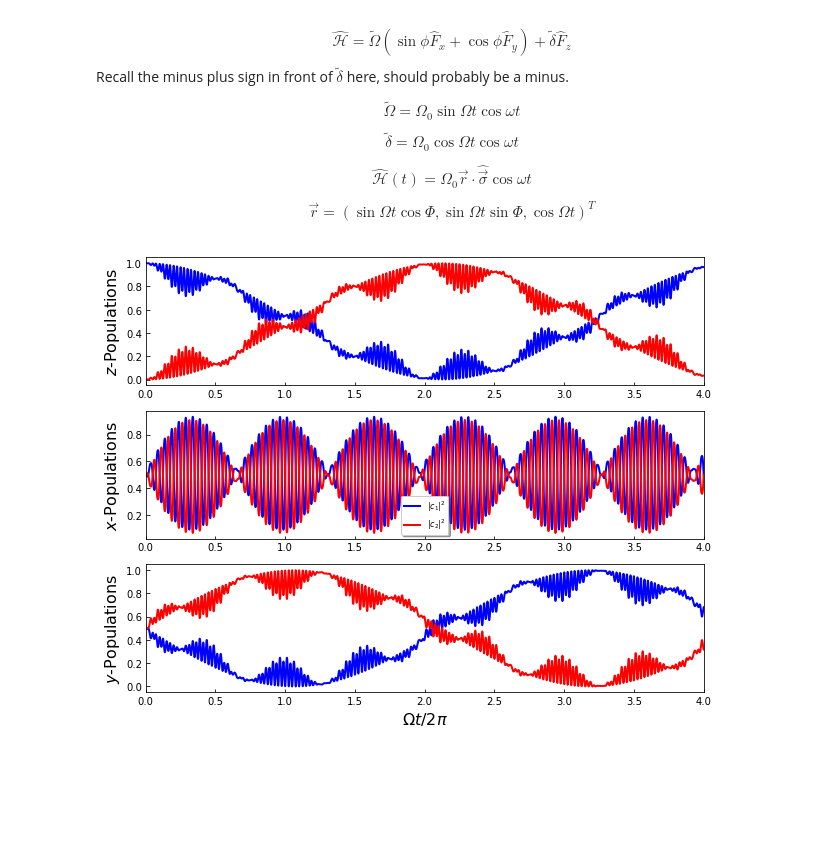
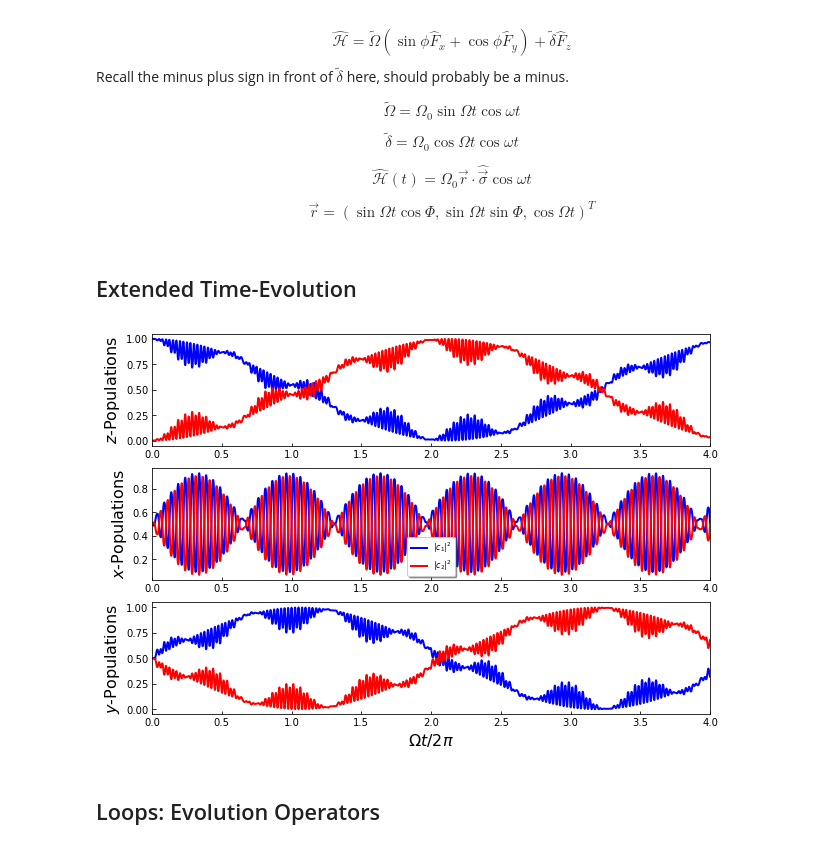
Before and after one commit to lwcooke/spin, a Jupyter notebook: Research/Non-Abelian_Two-Level.ipynb, the cells around one changed output. Drawn from its saved outputs; the diff is of its cells as text; code cells hidden in the pictures; blank space fills up the shorter version.

```diff
--- a/Research/Non-Abelian_Two-Level.ipynb
+++ b/Research/Non-Abelian_Two-Level.ipynb
@@ -17,6 +29,8 @@ $$ \vec{r} = \left( \sin\Omega t \cos \Phi, \sin\Omega t \sin \Phi, \cos\Omega t
+# %% [markdown]
+## Extended Time-Evolution
 # %%
 #----- Input Parameters -----
-Omega0 = 2*np.pi * 1 #Rabi frequency
+Omega0 = 1 #Rabi frequency
 Phi = 0 #Operator phase
 n_cyc = 10 #Number of Rabi oscillations per op.
 
@@ -30,22 +44,12 @@ periods = 4 #Number of periods of slow_f to simulate over
 t = np.linspace(0, periods*(2*np.pi/slow_f), num=5000) #Time axis
 
 #--- Initial States ---
-psi1, psi2 = qt.basis(2,0), qt.basis(2,1) #Two-level basis states
 psi = psi1 #Initial state
 psi = psi.unit() #Force normalization
-
-#----- Global Settings -----
-sx, sy, sz = qt.sigmax(), qt.sigmay(), qt.sigmaz()
-
-#--- Projection Operators ---
-p1, p2 = psi1.proj(), psi2.proj() #Project onto bare spins (z-basis)
-eigx, eigy = sx.eigenstates(), sy.eigenstates() #eigenstates of sx, sy
-px1, px2 = eigx[1][0].proj(), eigx[1][1].proj() #Corresponding proj. ops.
-py1, py2 = eigy[1][0].proj(), eigy[1][1].proj() #Corresponding proj. ops.
 # %%
 #----- Time-Dependent Operators -----
-H0 = (Omega0) * (np.sin(Phi)*sx + np.cos(Phi)*sy) #Coupling term coefficient
-H1 = delta*sz #Detuning term coefficient
+H0 = Omega0 * (np.sin(Phi)*sx + np.cos(Phi)*sy) #Coupling term coefficient
+H1 = -1*delta*sz #Detuning term coefficient
 
 def coeff0_t(t, args):
     ''' Time-dependent coefficient of H1 '''
@@ -66,34 +70,36 @@ args = {'floq_f':floq_f, 'slow_f':slow_f} #Input params
 Psi = qt.sesolve(H, psi, t, e_ops=[p1, p2, px1, px2, py1, py2], args=args)
 # %%
 #----- Plot Results -----
-fig = plt.figure( figsize=(10,8) )
+fig = plt.figure( figsize=(10,7) )
 axz, axx, axy = fig.add_subplot(311), fig.add_subplot(312), fig.add_subplot(313)
 fs = 16 #Label fontsize
 labels = ['$|c_{1}|^2$', '$|c_{2}|^2$'] #Plot labels
 
 #--- Draw Plots ---
 #Bare spins
 axz.plot( Psi.times*(slow_f/2/np.pi), Psi.expect[0], 'b-', lw=2, label=labels[0])
 axz.plot( Psi.times*(slow_f/2/np.pi), Psi.expect[1], 'r-', lw=2, label=labels[1])
 
 #x-spins
 axx.plot( Psi.times*(slow_f/2/np.pi), Psi.expect[2], 'b-', lw=2, label=labels[0])
 axx.plot( Psi.times*(slow_f/2/np.pi), Psi.expect[3], 'r-', lw=2, label=labels[1])
 
 #y-spins
 axy.plot( Psi.times*(slow_f/2/np.pi), Psi.expect[4], 'b-', lw=2, label=labels[0])
 axy.plot( Psi.times*(slow_f/2/np.pi), Psi.expect[5], 'r-', lw=2, label=labels[1])
 
 #--- Plot Settings ---
 axz.set_ylabel('$z$-Populations', fontsize=fs)
 axx.set_ylabel('$x$-Populations', fontsize=fs)
 axy.set_ylabel('$y$-Populations', fontsize=fs)
 
 axy.set_xlabel('$\Omega t/2\pi$', fontsize=fs) #Comman x-label
 axx.legend(loc='best', fancybox=True, shadow=True, framealpha=1, fontsize=8)
 for ax in axz, axx, axy:
     ax.set_xlim([0,periods]) #Remove extra spaces at ends
     ax.tick_params(direction='in') #Set grid-ticks inward
 plt.show()
 # %% [output]
-[figure, old version]
+[figure, new version]
+# %% [markdown]
+## Loops: Evolution Operators
```
Also changed, not shown: parts of 4 cells of this notebook, 1 other file.
